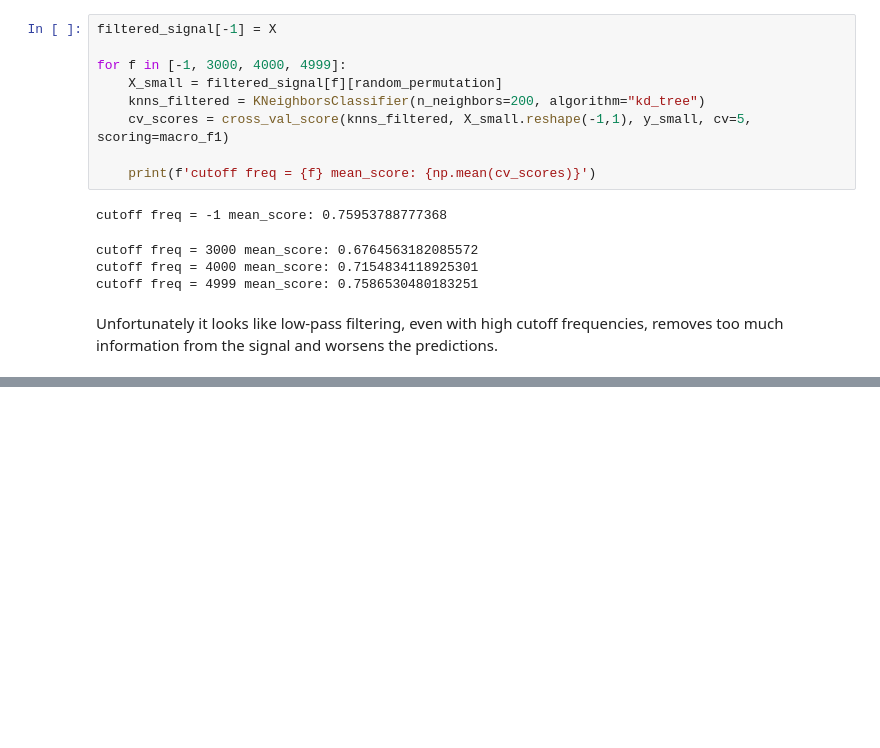
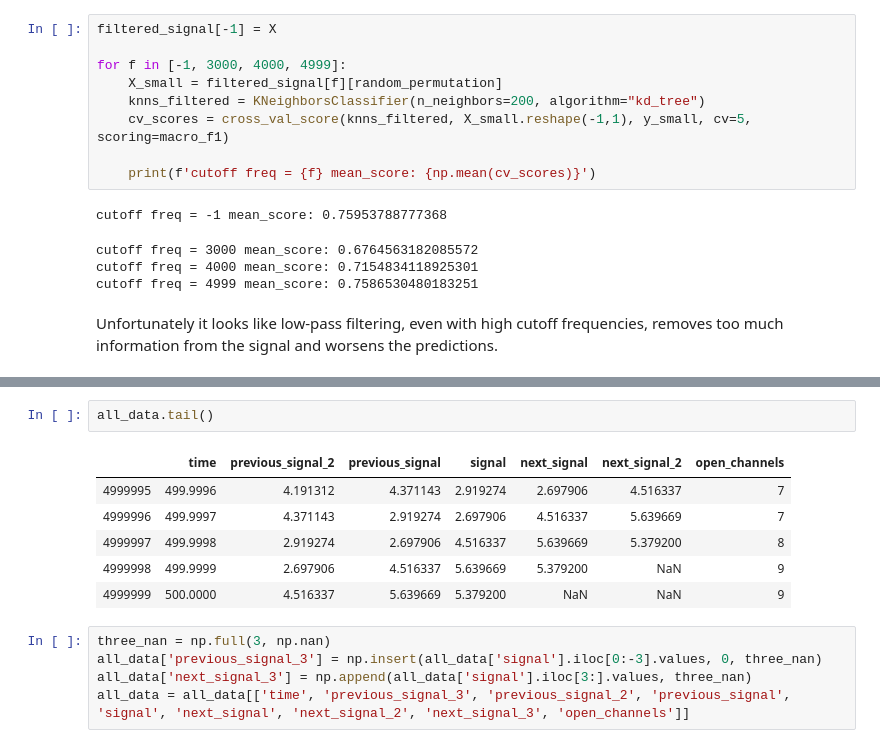
Before and after one commit to Quarint/liverpool-ion-switching, a Jupyter notebook: scripts/KNN Classifier.ipynb, the cells around one changed output, grey strips where cells are left out. Drawn from its saved outputs; the diff is of its cells as text; blank space fills up the shorter version.

```diff
--- a/scripts/KNN Classifier.ipynb
+++ b/scripts/KNN Classifier.ipynb
@@ -132,0 +252,14 @@ Unfortunately it looks like low-pass filtering, even with high cutoff frequencie
+# %%
+all_data.tail()
+# %% [output]
+|  | time | previous_signal_2 | previous_signal | signal | next_signal | next_signal_2 | open_channels |
+| 4999995 | 499.9996 | 4.191312 | 4.371143 | 2.919274 | 2.697906 | 4.516337 | 7 |
+| 4999996 | 499.9997 | 4.371143 | 2.919274 | 2.697906 | 4.516337 | 5.639669 | 7 |
+| 4999997 | 499.9998 | 2.919274 | 2.697906 | 4.516337 | 5.639669 | 5.379200 | 8 |
+| 4999998 | 499.9999 | 2.697906 | 4.516337 | 5.639669 | 5.379200 | NaN | 9 |
+| 4999999 | 500.0000 | 4.516337 | 5.639669 | 5.379200 | NaN | NaN | 9 |
+# %%
+three_nan = np.full(3, np.nan)
+all_data['previous_signal_3'] = np.insert(all_data['signal'].iloc[0:-3].values, 0, three_nan)
+all_data['next_signal_3'] = np.append(all_data['signal'].iloc[3:].values, three_nan)
+all_data = all_data[['time', 'previous_signal_3', 'previous_signal_2', 'previous_signal', 'signal', 'next_signal', 'next_signal_2', 'next_signal_3', 'open_channels']]
```
Also changed, not shown: parts of 29 cells of this notebook, 2 other files.
